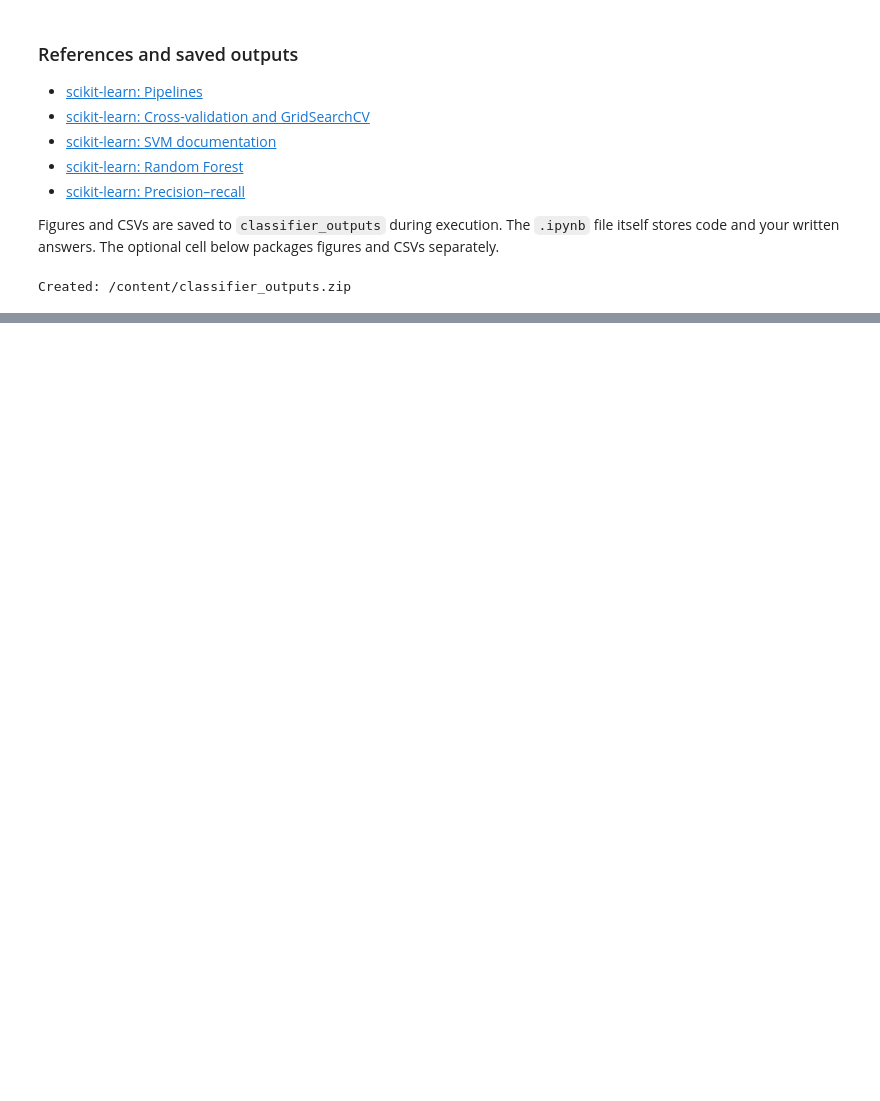
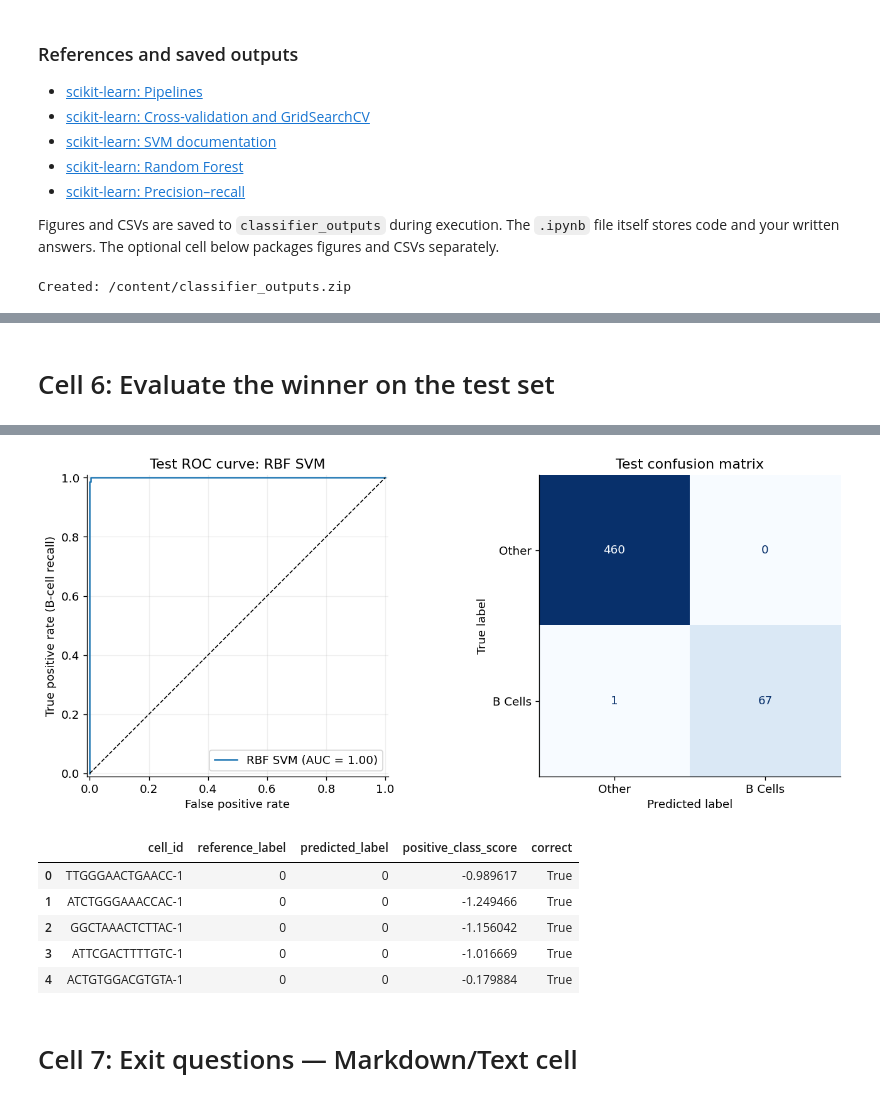
Before and after one commit to Balice9/beginning-bioinformatics, a Jupyter notebook: Module10_Classifiers_Responder_vs_Nonresponder.ipynb, the cells around one changed output, grey strips where cells are left out. Saved outputs shown, nothing was run; the diff lists cells and outputs as text; code cells hidden in the pictures; blank space fills up the shorter version.

```diff
--- a/Module10_Classifiers_Responder_vs_Nonresponder.ipynb
+++ b/Module10_Classifiers_Responder_vs_Nonresponder.ipynb
@@ -875,0 +1247,67 @@ Created: /content/classifier_outputs.zip
+# %% [markdown]
+# Cell 6: Evaluate the winner on the test set
+# %%
+test_scores = positive_scores(winner_model, X_test)
+test_predictions = winner_model.predict(X_test)
+
+test_ap = average_precision_score(y_test, test_scores)
+test_auc = roc_auc_score(y_test, test_scores)
+
+print(f"Final test evaluation: {winner_name}")
+print(f"Test average precision: {test_ap:.4f}")
+print(f"Test ROC-AUC:           {test_auc:.4f}")
+print(f"Test B-cell prevalence: {y_test.mean():.4f}")
+print("\nClassification report at the model's default threshold:\n")
+
+print(classification_report(
+    y_test,
+    test_predictions,
+    labels=[0, 1],
+    target_names=["Other annotated cells", "B Cells"],
+    digits=3,
+    zero_division=0,
+))
+
+fig, axes = plt.subplots(1, 2, figsize=(12, 5), dpi=120)
+
+RocCurveDisplay.from_predictions(
+    y_test,
+    test_scores,
+    name=winner_name,
+    ax=axes[0],
+)
+axes[0].plot([0, 1], [0, 1], "k--", linewidth=1)
+axes[0].set(
+    title=f"Test ROC curve: {winner_name}",
+    xlabel="False positive rate",
+    ylabel="True positive rate (B-cell recall)",
+)
+axes[0].grid(alpha=0.2)
+
+ConfusionMatrixDisplay.from_predictions(
+    y_test,
+    test_predictions,
+    labels=[0, 1],
+    display_labels=["Other", "B Cells"],
+    cmap="Blues",
+    colorbar=False,
+    values_format="d",
+    ax=axes[1],
+)
+axes[1].set_title("Test confusion matrix")
+
+plt.tight_layout()
+plt.show()
+
+test_results = pd.DataFrame({
+    "cell_id": adata.obs_names[cell_indices[test_idx]].to_numpy(),
+    "reference_label": y_test,
+    "predicted_label": test_predictions,
+    "positive_class_score": test_scores,
+})
+test_results["correct"] = (
+    test_results["reference_label"] == test_results["predicted_label"]
+)
+
+display(test_results.head())
+# %% [output]
@@ -875,0 +1329,9 @@ Created: /content/classifier_outputs.zip
+[figure, added]
+|  | cell_id | reference_label | predicted_label | positive_class_score | correct |
+| 0 | TTGGGAACTGAACC-1 | 0 | 0 | -0.989617 | True |
+| 1 | ATCTGGGAAACCAC-1 | 0 | 0 | -1.249466 | True |
+| 2 | GGCTAAACTCTTAC-1 | 0 | 0 | -1.156042 | True |
+| 3 | ATTCGACTTTTGTC-1 | 0 | 0 | -1.016669 | True |
+| 4 | ACTGTGGACGTGTA-1 | 0 | 0 | -0.179884 | True |
+# %% [markdown]
+# Cell 7: Exit questions — Markdown/Text cell
```
Also changed, not shown: parts of 19 cells of this notebook.
